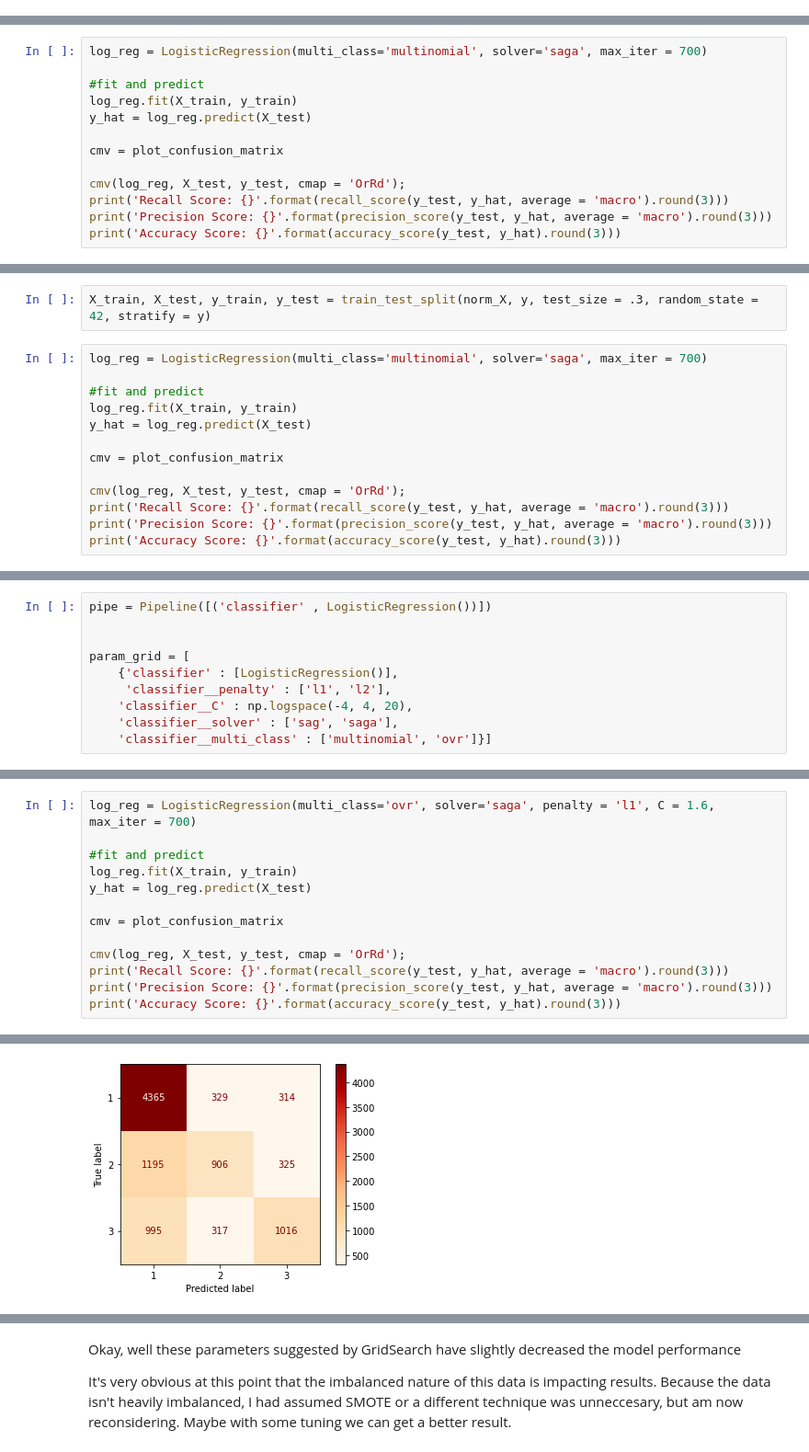
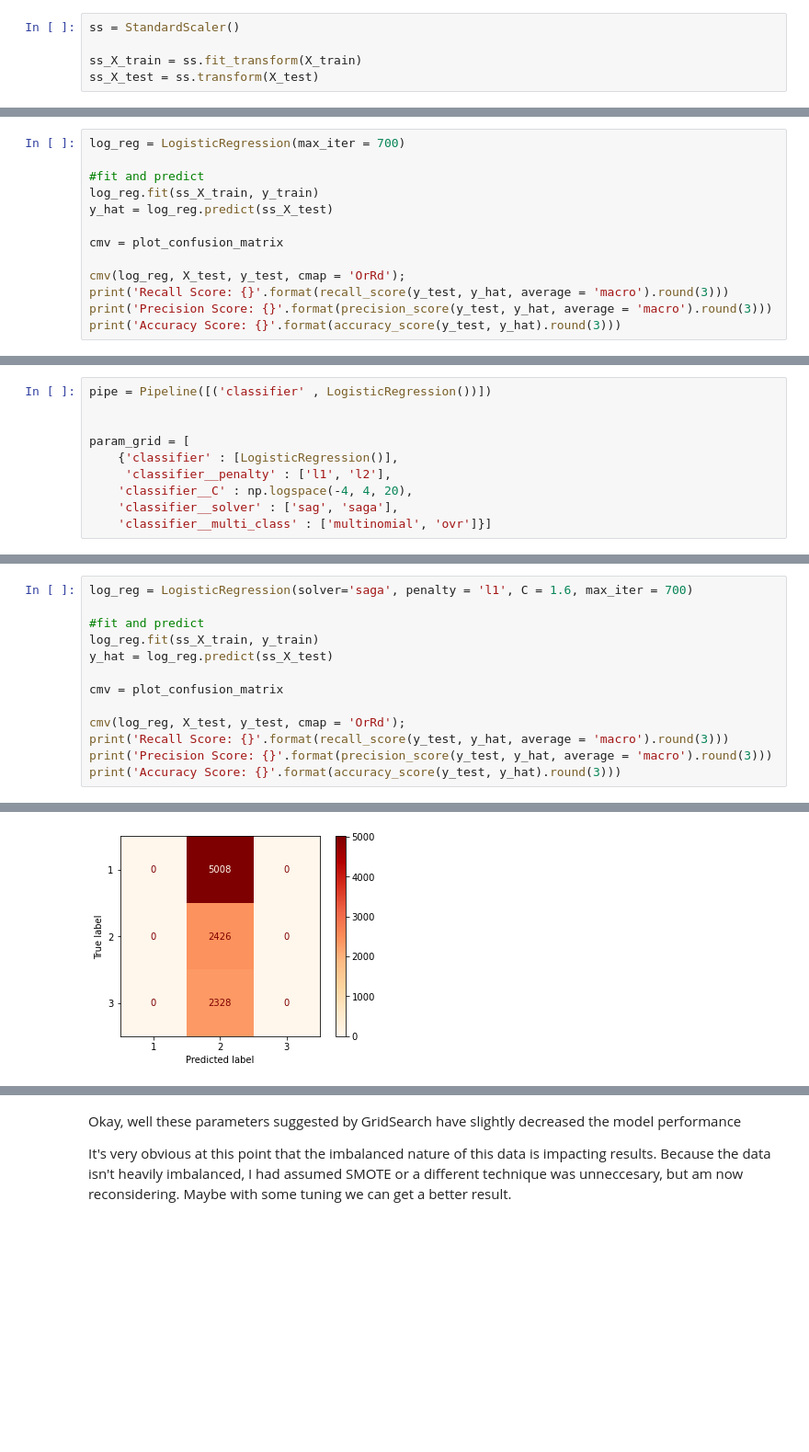
Before and after one commit to drrausch/dsc-phase-3-project, a Jupyter notebook: SecondModel_Scaling&Normalizing.ipynb, the cells around one changed output, grey strips where cells are left out. Shown at 92% size. Drawn from its saved outputs; the diff is of its cells as text; blank space fills up the shorter version.

```diff
--- a/SecondModel_Scaling&Normalizing.ipynb
+++ b/SecondModel_Scaling&Normalizing.ipynb
@@ -142,5 +166,10 @@ X = ddata.drop(columns = ['popularity_labels', 'genre'], axis = 1)
 y= ddata['popularity_labels']
 
 X_train, X_test, y_train, y_test = train_test_split(X, y, test_size = .3, random_state = 42, stratify = y)
+# %%
+ss = StandardScaler()
+
+ss_X_train = ss.fit_transform(X_train)
+ss_X_test = ss.transform(X_test)
 # %% [markdown]
 ### Fit the next iteration of Logistic Regression with the new genre features
@@ -147,9 +206,9 @@ X_train, X_test, y_train, y_test = train_test_split(X, y, test_size = .3, random
 # %%
-log_reg = LogisticRegression(multi_class='multinomial', solver='saga', max_iter = 700)
+log_reg = LogisticRegression(max_iter = 700)
 
 #fit and predict
-log_reg.fit(X_train, y_train)
-y_hat = log_reg.predict(X_test)
+log_reg.fit(ss_X_train, y_train)
+y_hat = log_reg.predict(ss_X_test)
 
 cmv = plot_confusion_matrix
 
@@ -185,15 +225,0 @@ norm_X = minmax.fit_transform(X)
-# %%
-X_train, X_test, y_train, y_test = train_test_split(norm_X, y, test_size = .3, random_state = 42, stratify = y)
-# %%
-log_reg = LogisticRegression(multi_class='multinomial', solver='saga', max_iter = 700)
-
-#fit and predict
-log_reg.fit(X_train, y_train)
-y_hat = log_reg.predict(X_test)
-
-cmv = plot_confusion_matrix
-
-cmv(log_reg, X_test, y_test, cmap = 'OrRd');
-print('Recall Score: {}'.format(recall_score(y_test, y_hat, average = 'macro').round(3)))
-print('Precision Score: {}'.format(precision_score(y_test, y_hat, average = 'macro').round(3)))
-print('Accuracy Score: {}'.format(accuracy_score(y_test, y_hat).round(3)))
@@ -262,9 +258,9 @@ best_clf.best_params_
 # %%
-log_reg = LogisticRegression(multi_class='ovr', solver='saga', penalty = 'l1', C = 1.6, max_iter = 700)
+log_reg = LogisticRegression(solver='saga', penalty = 'l1', C = 1.6, max_iter = 700)
 
 #fit and predict
-log_reg.fit(X_train, y_train)
-y_hat = log_reg.predict(X_test)
+log_reg.fit(ss_X_train, y_train)
+y_hat = log_reg.predict(ss_X_test)
 
 cmv = plot_confusion_matrix
 
@@ -279,4 +275,4 @@ Accuracy Score: 0.644
-[figure, old version]
+[figure, new version]
 # %%
 r2 = r2_score(y_test, y_hat)
 rmse = mean_squared_error(y_test, y_hat, squared=False)
```
Also changed, not shown: parts of 23 cells of this notebook, 4 other files.
